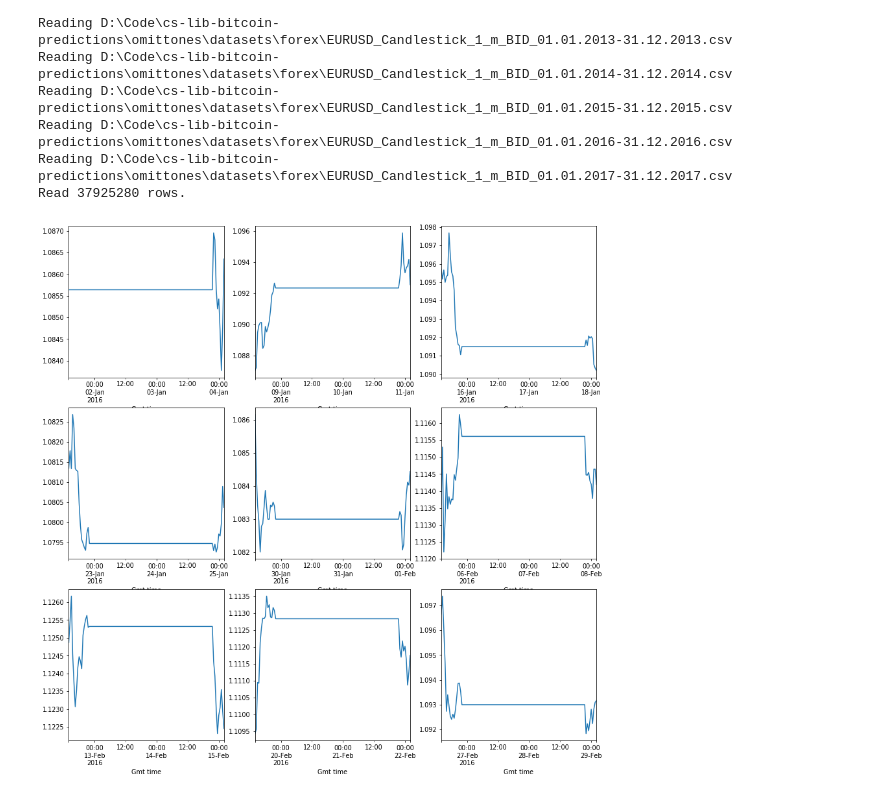
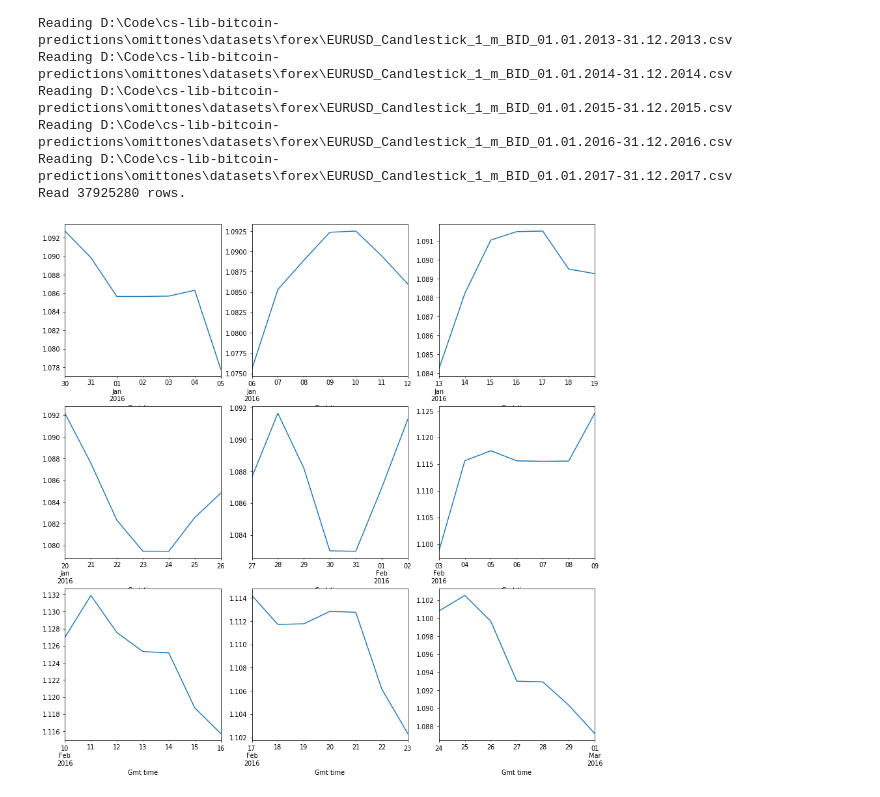
Before and after one commit to omittones/py-lib-machinelearning, a Jupyter notebook: src/jupyter/pattern-finder.ipynb, the cells around one changed output. Saved outputs shown, nothing was run; the diff lists cells and outputs as text; code cells hidden in the pictures.

```diff
--- a/src/jupyter/pattern-finder.ipynb
+++ b/src/jupyter/pattern-finder.ipynb
@@ -30,32 +30,32 @@ Reading D:\Code\cs-lib-bitcoin-predictions\omittones\datasets\forex\EURUSD_Candl
 Read 37925280 rows.
 # %%
 prices = frame.set_index('Gmt time')
-prices = prices['High'].resample('30min').mean()
+prices = prices['High'].resample('1d').mean()
+resolution = timedelta(days=1)
-# %%
-from datetime import datetime, timedelta
-
-start = datetime(2016, 1, 1)
-weekends = [start + timedelta(days=d) for d in range(0, 365)]
-weekends = [w for w in weekends if w.weekday() == 5]
 # %%
 """Following code shows missing data points during or around weekends."""
 
 import matplotlib.pyplot as plt
+from datetime import datetime, timedelta
+
+start = datetime(2016, 1, 1)
+saturdays = [start + timedelta(days=d) for d in range(0, 365)]
+saturdays = [w for w in weekends if w.weekday() == 5]
 
 ROWS = 3
 COLS = 3
 
 fig = plt.figure(figsize=(COLS * 5, ROWS * 5), dpi=70)
-for i, w in enumerate(weekends):
+for i, w in enumerate(saturdays):
     if i >= ROWS * COLS:
         break
-    f = w - timedelta(hours=10)
-    t = w + timedelta(hours=50)
+    f = w - resolution * 3
+    t = w + resolution * 3
     axes = fig.add_subplot(ROWS, COLS, i + 1)
     display = prices[f : t]
     display.plot(ax = axes)
 # %% [output]
-[figure, old version]
+[figure, new version]
 # %%
 # file:///D:/Dropbox/Books/WORK/DS/100_Time_Series_Data_Mining_Questions__with_Answers.pdf
 # https://github.com/matrix-profile-foundation/mass-ts
```
Also changed, not shown: parts of 1 cell of this notebook, 2 other files.
